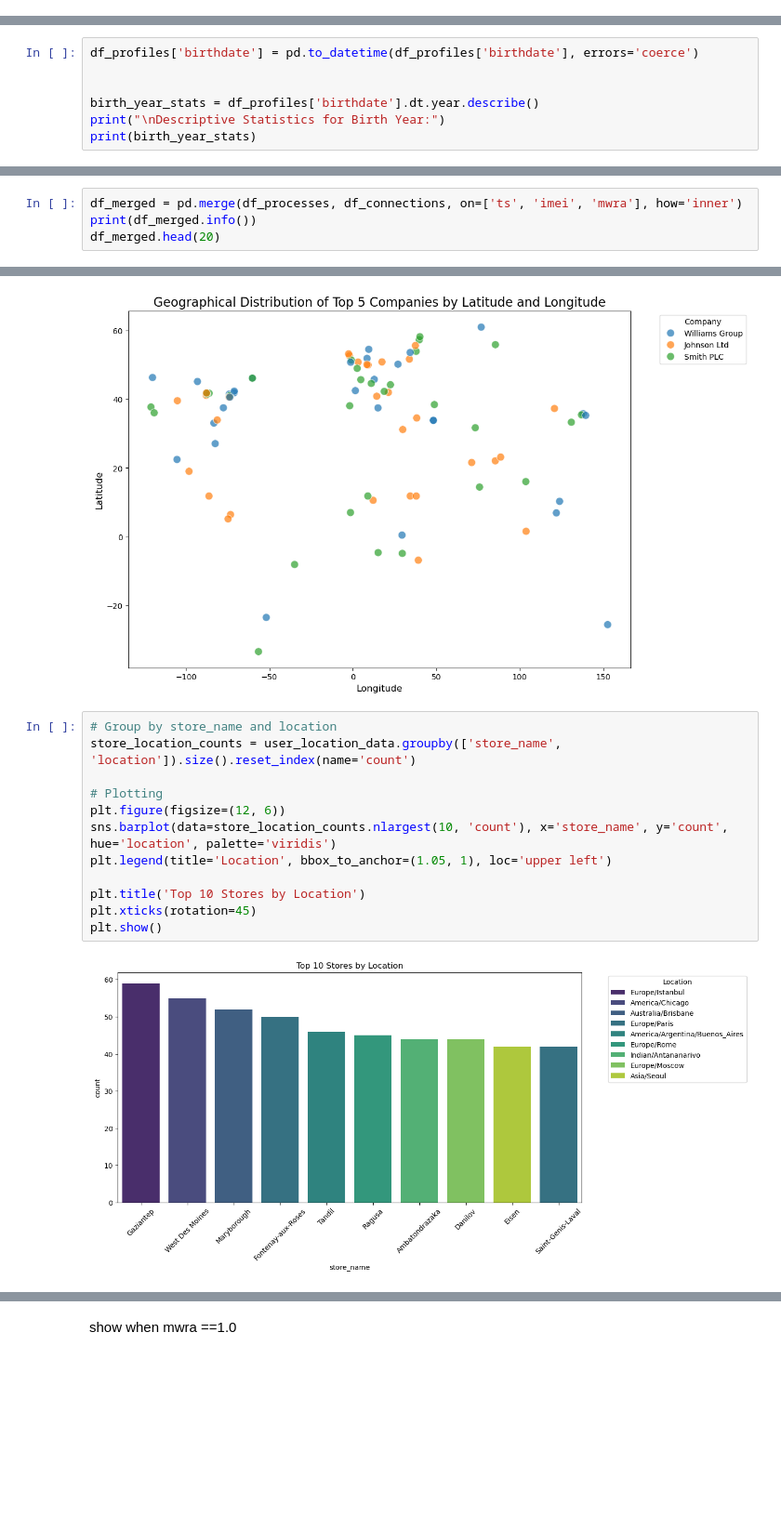
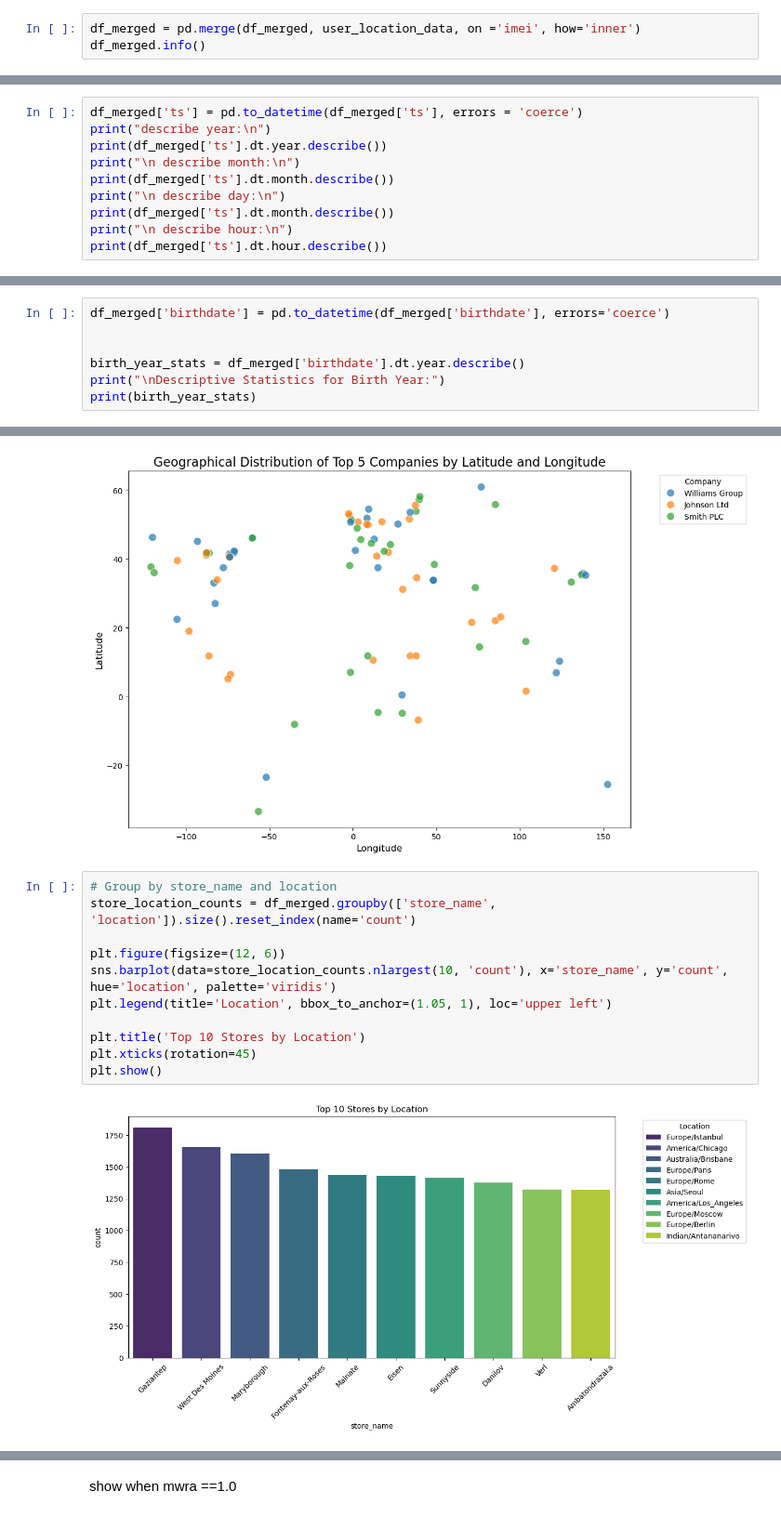
Before and after one commit to andrewtyv/IAU, a Jupyter notebook: proj.ipynb, the cells around one changed output, grey strips where cells are left out. Shown at 93% size. Cells and saved outputs as stored; diff of their text form; blank space fills up the shorter version.

```diff
--- a/proj.ipynb
+++ b/proj.ipynb
@@ -180,0 +350,3 @@ c.UCMobile.intl             0           15137                  0.0
+# %%
+df_merged = pd.merge(df_merged, user_location_data, on ='imei', how='inner')
+df_merged.info()
@@ -242,0 +483,10 @@ Name: user_id, dtype: float64
+# %%
+df_merged['ts'] = pd.to_datetime(df_merged['ts'], errors = 'coerce')
+print("describe year:\n")
+print(df_merged['ts'].dt.year.describe())
+print("\n describe month:\n")
+print(df_merged['ts'].dt.month.describe())
+print("\n describe day:\n")
+print(df_merged['ts'].dt.month.describe())
+print("\n describe hour:\n")
+print(df_merged['ts'].dt.hour.describe())
@@ -243,8 +511,8 @@ Name: user_id, dtype: float64
 # %%
-df_profiles['birthdate'] = pd.to_datetime(df_profiles['birthdate'], errors='coerce')
+df_merged['birthdate'] = pd.to_datetime(df_merged['birthdate'], errors='coerce')
 
 
-birth_year_stats = df_profiles['birthdate'].dt.year.describe()
+birth_year_stats = df_merged['birthdate'].dt.year.describe()
 print("\nDescriptive Statistics for Birth Year:")
 print(birth_year_stats)
 # %% [output]
@@ -428,4 +647,0 @@ we will merge processes and connections and find out dependencies between mwra a
-# %%
-df_merged = pd.merge(df_processes, df_connections, on=['ts', 'imei', 'mwra'], how='inner')
-print(df_merged.info())
-df_merged.head(20)
@@ -587,16 +669,15 @@ plt.show()
 [figure]
 # %%
 # Group by store_name and location
-store_location_counts = user_location_data.groupby(['store_name', 'location']).size().reset_index(name='count')
+store_location_counts = df_merged.groupby(['store_name', 'location']).size().reset_index(name='count')
 
-# Plotting
 plt.figure(figsize=(12, 6))
 sns.barplot(data=store_location_counts.nlargest(10, 'count'), x='store_name', y='count', hue='location', palette='viridis')
 plt.legend(title='Location', bbox_to_anchor=(1.05, 1), loc='upper left')
 
 plt.title('Top 10 Stores by Location')
 plt.xticks(rotation=45)
 plt.show()
 # %% [output]
-[figure, old version]
+[figure, new version]
 # %%
```
Also changed, not shown: parts of 81 cells of this notebook.
